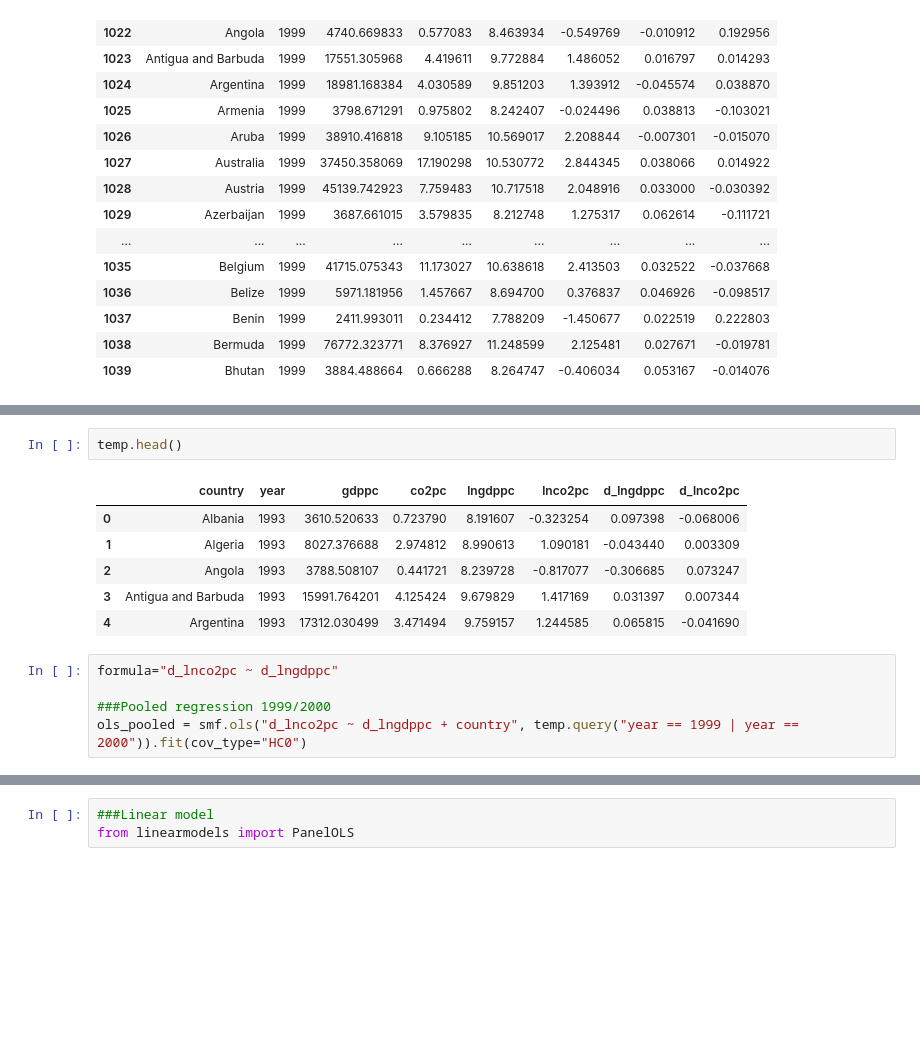
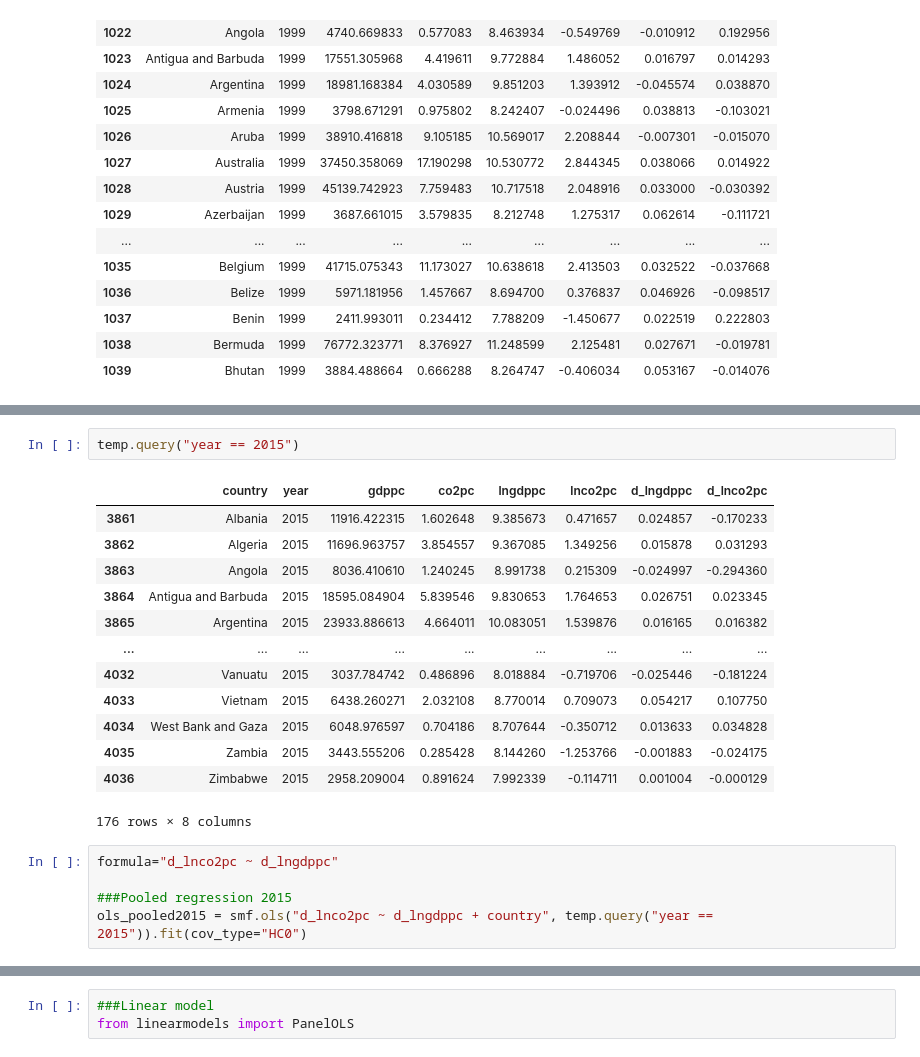
Before and after one commit to Swdenis/CO2emissions-GDP, a Jupyter notebook: code_2.ipynb, the cells around one changed output, grey strips where cells are left out. Saved outputs shown, nothing was run; the diff lists cells and outputs as text; blank space fills up the shorter version.

```diff
--- a/code_2.ipynb
+++ b/code_2.ipynb
@@ -306,14 +305,21 @@ The per capita CO2 emissions increased by 0.8% more, on average, in 2000 than in
-# %%
-temp.head()
-# %% [output]
-|  | country | year | gdppc | co2pc | lngdppc | lnco2pc | d_lngdppc | d_lnco2pc |
-| 0 | Albania | 1993 | 3610.520633 | 0.723790 | 8.191607 | -0.323254 | 0.097398 | -0.068006 |
-| 1 | Algeria | 1993 | 8027.376688 | 2.974812 | 8.990613 | 1.090181 | -0.043440 | 0.003309 |
-| 2 | Angola | 1993 | 3788.508107 | 0.441721 | 8.239728 | -0.817077 | -0.306685 | 0.073247 |
-| 3 | Antigua and Barbuda | 1993 | 15991.764201 | 4.125424 | 9.679829 | 1.417169 | 0.031397 | 0.007344 |
-| 4 | Argentina | 1993 | 17312.030499 | 3.471494 | 9.759157 | 1.244585 | 0.065815 | -0.041690 |
+# %%
+temp.query("year == 2015")
+# %% [output]
+|  | country | year | gdppc | co2pc | lngdppc | lnco2pc | d_lngdppc | d_lnco2pc |
+| 3861 | Albania | 2015 | 11916.422315 | 1.602648 | 9.385673 | 0.471657 | 0.024857 | -0.170233 |
+| 3862 | Algeria | 2015 | 11696.963757 | 3.854557 | 9.367085 | 1.349256 | 0.015878 | 0.031293 |
+| 3863 | Angola | 2015 | 8036.410610 | 1.240245 | 8.991738 | 0.215309 | -0.024997 | -0.294360 |
+| 3864 | Antigua and Barbuda | 2015 | 18595.084904 | 5.839546 | 9.830653 | 1.764653 | 0.026751 | 0.023345 |
+| 3865 | Argentina | 2015 | 23933.886613 | 4.664011 | 10.083051 | 1.539876 | 0.016165 | 0.016382 |
+| ... | ... | ... | ... | ... | ... | ... | ... | ... |
+| 4032 | Vanuatu | 2015 | 3037.784742 | 0.486896 | 8.018884 | -0.719706 | -0.025446 | -0.181224 |
+| 4033 | Vietnam | 2015 | 6438.260271 | 2.032108 | 8.770014 | 0.709073 | 0.054217 | 0.107750 |
+| 4034 | West Bank and Gaza | 2015 | 6048.976597 | 0.704186 | 8.707644 | -0.350712 | 0.013633 | 0.034828 |
+| 4035 | Zambia | 2015 | 3443.555206 | 0.285428 | 8.144260 | -1.253766 | -0.001883 | -0.024175 |
+| 4036 | Zimbabwe | 2015 | 2958.209004 | 0.891624 | 7.992339 | -0.114711 | 0.001004 | -0.000129 |
+176 rows × 8 columns
 # %%
 formula="d_lnco2pc ~ d_lngdppc"
 
-###Pooled regression 1999/2000
-ols_pooled = smf.ols("d_lnco2pc ~ d_lngdppc + country", temp.query("year == 1999 | year == 2000")).fit(cov_type="HC0")
+###Pooled regression 2015
+ols_pooled2015 = smf.ols("d_lnco2pc ~ d_lngdppc + country", temp.query("year == 2015")).fit(cov_type="HC0")
```
Also changed, not shown: parts of 5 cells of this notebook.
